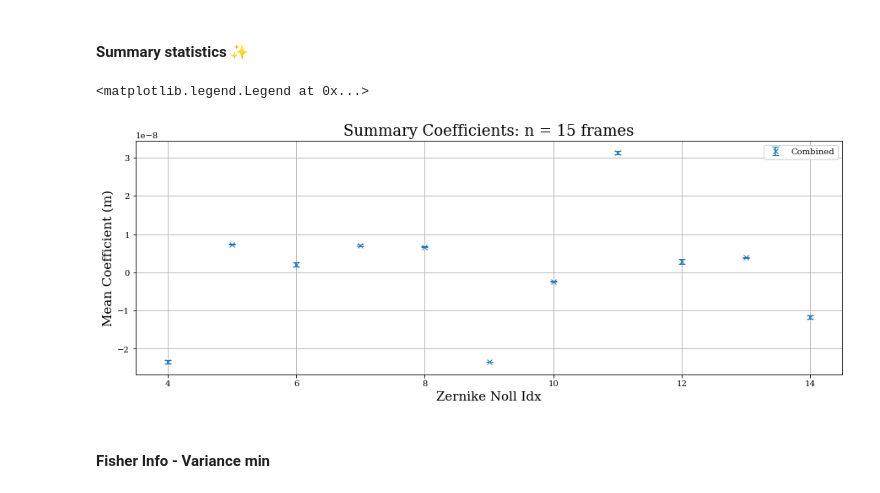
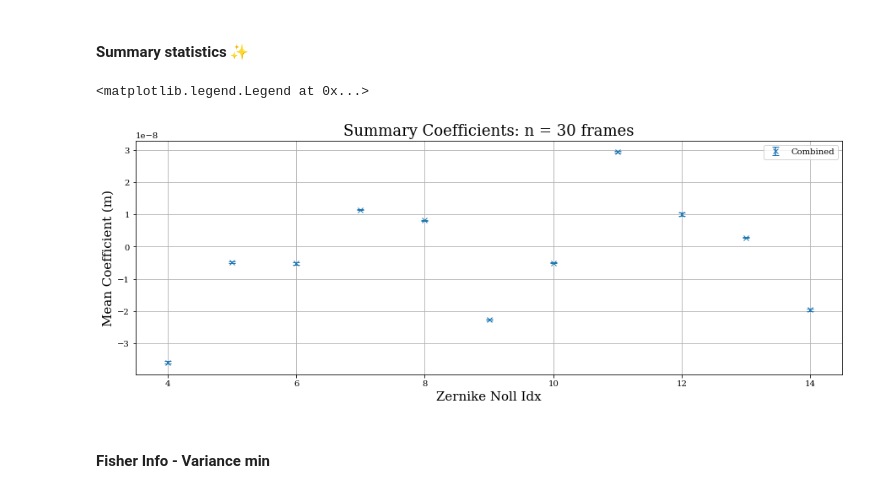
Before and after one commit to TolimanSpace/toliman_dp_design_testing, a Jupyter notebook: System_Aberrations.ipynb, the cells around one changed output. Drawn from its saved outputs; the diff is of its cells as text; code cells hidden in the pictures.

```diff
--- a/System_Aberrations.ipynb
+++ b/System_Aberrations.ipynb
@@ -51,8 +51,8 @@ plt.rcParams["axes.titlesize"] = 18
 plt.rcParams["figure.titlesize"] = 18
 plt.rcParams["axes.labelsize"] = 15
 
-data_dir = "/import/morgana1/snert/gpir9156/toliman/"
-# data_dir = "/Volumes/MORGANA1/snert/gpir9156/toliman/"
+# data_dir = "/import/morgana1/snert/gpir9156/toliman/"
+data_dir = "/Volumes/MORGANA1/snert/gpir9156/toliman/"
 # %%
 # ------- Physical Parameters ---------------------------------------------------------------------#
 aperture_npix = 512           # Number of pixels across the aperture
@@ -557,14 +557,14 @@ def jax_0_4_24_logpmf(k: jnp.array, mu: jnp.array, loc: jnp.array = 0) -> jnp.ar
 # %%
 params = [
     'aperture.coefficients',
-    # 'spider.rotation',
+    'spider.rotation',
     'source.position',
     'source.flux',
     ]
 optimisers = [
             optax.adam(learning_rate=1e-10),
-            # optax.adam(learning_rate=1e-5),
-            optax.adam(learning_rate=1e-9),
+            optax.adam(learning_rate=1e-3),
+            optax.adam(learning_rate=1e-8),
             optax.adam(learning_rate=1e6),
               ]
 @zdx.filter_jit
@@ -595,8 +595,8 @@ Lets loop this
 Fit on both models simultaneously (taking avg gradient from likelihood fn), using ~30 frames to get avgs of coeffs, with mean as SEMS.
 # %%
 # Location on detector
-row_start, col_start = 1804, 2516 # Start coord of window on det where data was taken
-row_len, col_len = 128, 136   # window size of recorded data
+row_start, col_start = 1920, 2952 # Start coord of window on det where data was taken
+row_len, col_len = 84, 88   # window size of recorded data
 
 # flip about origin post-crop
 alpha_cropped = np.flip(alpha[row_start:row_start+row_len, col_start:col_start+col_len])
@@ -604,8 +604,9 @@ beta_cropped = np.flip(beta[row_start:row_start+row_len, col_start:col_start+col
 gamma_cropped = np.flip(gamma[row_start:row_start+row_len, col_start:col_start+col_len])
 
 img_fnames = [
-    "spider/14_04_2025/14_04_0deg_red_80us_0gain_img_stack_batch_0.npy",
-    "spider/14_04_2025/14_04_90deg_red_80us_0gain_img_stack_batch_0.npy",
+    "spider/28_07_2025/28_07_0deg_red_80us_0gain_img_stack_batch_0.npy",
+    "spider/28_07_2025/28_07_90deg_red_92us_0gain_img_stack_batch_0.npy",
+
 ]
 labels = [
     "0deg",
@@ -613,15 +614,15 @@ labels = [
 ]
 
 bckgnd_fnames = [
-    "spider/14_04_2025/14_04_0deg_red_bckgnd_80us_0gain_img_stack_batch_0.npy",
-    "spider/14_04_2025/14_04_90deg_red_bckgnd_80us_0gain_img_stack_batch_0.npy",
+    "spider/28_07_2025/28_07_0deg_red_bckgnd_80us_0gain_img_stack_batch_0.npy",
+    "spider/28_07_2025/28_07_0deg_red_bckgnd_80us_0gain_img_stack_batch_0.npy",
 ]
 
 imgs = np.asarray([np.flip(np.load(data_dir+img_fname)) for img_fname in img_fnames])
 
 bckgnds = np.asarray([np.mean(np.flip(np.load(data_dir+bckgnd_fname))) for bckgnd_fname in bckgnd_fnames])  # single bckgnd frame avg'd
 
-n_frames = 15   #number of frames to perform phase retrieval on
+n_frames = 30   #number of frames to perform phase retrieval on
 step_sz = int(imgs[0].shape[0]/n_frames) # step size for frames (equally spaced frame grabs)
 print(imgs[0].shape)
 # %% [output]
@@ -629,7 +630,7 @@ print(imgs[0].shape)
 # %%
 # Create directory that will hold all subsequent data products
 import os
-save_dir = "data/spider/retrieval_results/14_04_25/"
+save_dir = "data/spider/retrieval_results/28_07_2025/"
 if not os.path.exists(save_dir):
     os.makedirs(save_dir)
 elif len(os.listdir(save_dir)) != 0:
@@ -942,35 +852,35 @@ plt.grid()
 # mean_coeffs_configs = np.mean(retrieved_coeffs_configs, axis=1)
 # print(mean_coeffs_configs.shape)
 # stdev = np.std(retrieved_coeffs_configs, axis=1)
 # SEMs = stdev/np.sqrt(n_frames)
 
 # fmt_markers = ['.','*','x']
 # plt.figure(figsize=(10,5))
 # for i, mean_coeffs_config in enumerate(mean_coeffs_configs):
 #     plt.errorbar(zernike_indicies, mean_coeffs_config, yerr=SEMs[i], fmt=fmt_markers[i], capsize=4, label=config_labels[i])
 
 # plt.title("Summary Coefficients: n = " + str(n_frames)+ " frames")
 # plt.xlabel("Zernike Noll Idx")
 # plt.ylabel("Mean Coefficient (m)")
 # plt.grid()
 # plt.legend()
 
 # For just combined fits
-retrieved_coeffs_configs_arr = np.asarray(retrieved_coeffs_configs[-1])[np.asarray(final_loss_configs[-1])<1080]
+retrieved_coeffs_configs_arr = np.asarray(retrieved_coeffs_configs[-1])
 mean_coeffs_configs = np.mean(retrieved_coeffs_configs_arr, axis=0)
 stdev = np.std(retrieved_coeffs_configs_arr, axis=0)
 SEMs = stdev/np.sqrt(n_frames)
 
 plt.figure(figsize=(15,5))
 plt.errorbar(zernike_indicies, mean_coeffs_configs, yerr=SEMs, fmt='x', capsize=4, label="Combined")
 plt.title("Summary Coefficients: n = " + str(n_frames)+ " frames")
 plt.xlabel("Zernike Noll Idx")
 plt.ylabel("Mean Coefficient (m)")
 plt.grid()
 plt.legend()
 # %% [output]
 <matplotlib.legend.Legend at 0x...>
-[figure, old version]
+[figure, new version]
 # %%
 # Store (combined)
 spider_coeff_dir = "data/spider/retrieval_results/"
```
Also changed, not shown: parts of 6 cells of this notebook.
